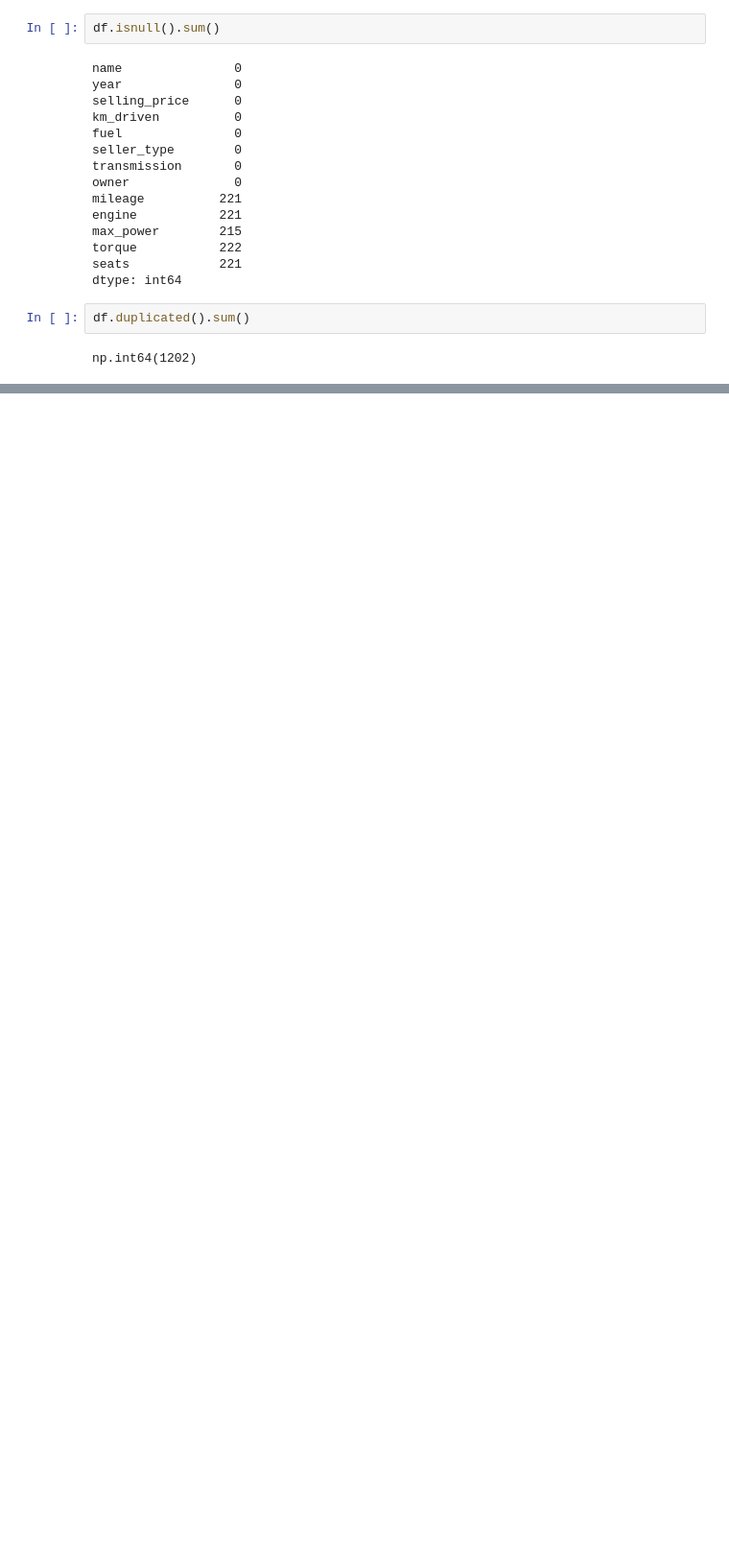
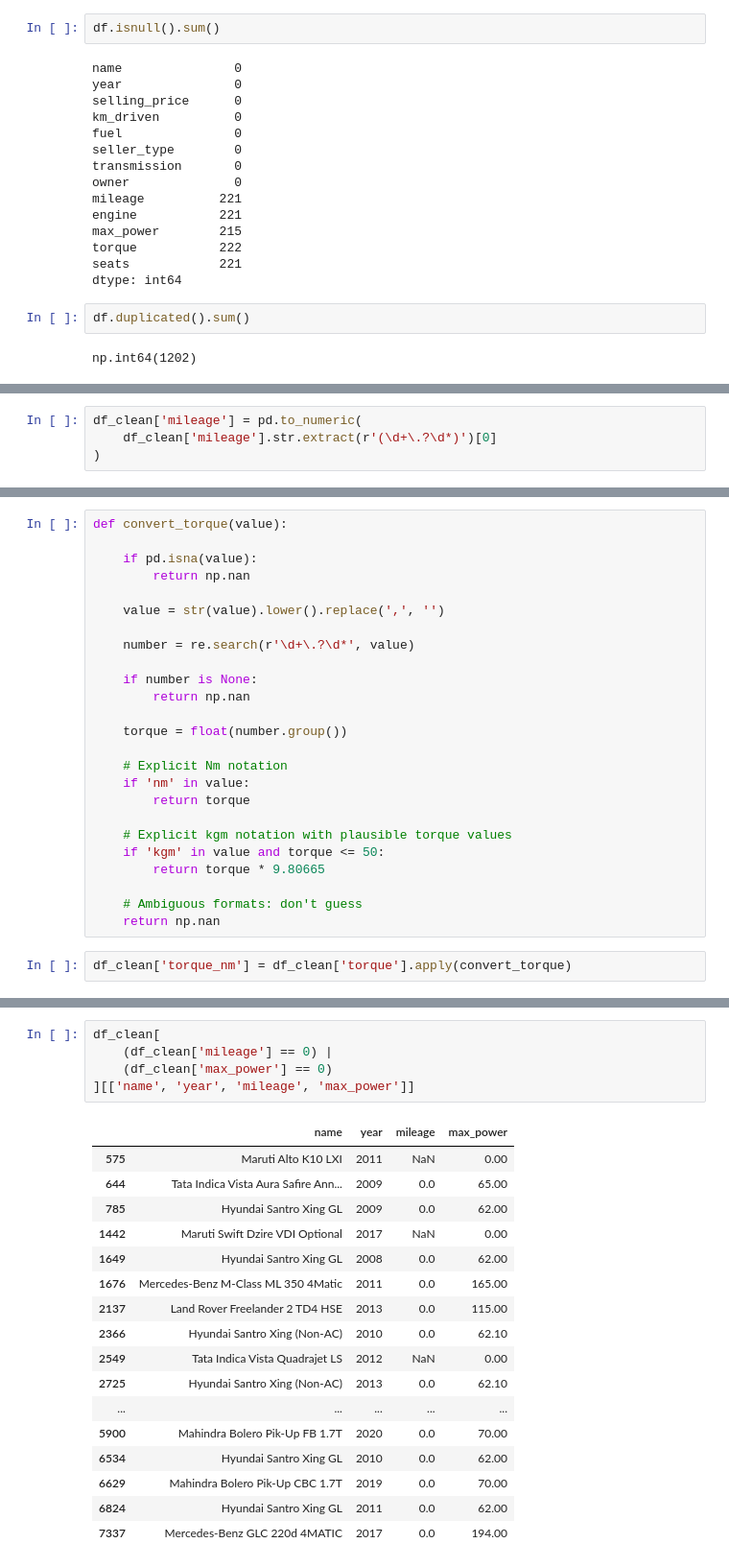
Before and after one commit to aashishlimba819-max/AI200-project, a Jupyter notebook: used_car_price_prediction.ipynb, the cells around one changed output, grey strips where cells are left out. Shown at 96% size. Cells and saved outputs as stored; diff of their text form; blank space fills up the shorter version.

```diff
--- a/used_car_price_prediction.ipynb
+++ b/used_car_price_prediction.ipynb
@@ -72,0 +196,4 @@ df.describe()
+# %%
+df_clean['mileage'] = pd.to_numeric(
+    df_clean['mileage'].str.extract(r'(\d+\.?\d*)')[0]
+)
@@ -72,0 +326,27 @@ df.describe()
+# %%
+def convert_torque(value):
+
+    if pd.isna(value):
+        return np.nan
+
+    value = str(value).lower().replace(',', '')
+
+    number = re.search(r'\d+\.?\d*', value)
+
+    if number is None:
+        return np.nan
+
+    torque = float(number.group())
+
+    # Explicit Nm notation
+    if 'nm' in value:
+        return torque
+
+    # Explicit kgm notation with plausible torque values
+    if 'kgm' in value and torque <= 50:
+        return torque * 9.80665
+
+    # Ambiguous formats: don't guess
+    return np.nan
+# %%
+df_clean['torque_nm'] = df_clean['torque'].apply(convert_torque)
@@ -72,0 +538,23 @@ df.describe()
+# %%
+df_clean[
+    (df_clean['mileage'] == 0) |
+    (df_clean['max_power'] == 0)
+][['name', 'year', 'mileage', 'max_power']]
+# %% [output]
+|  | name | year | mileage | max_power |
+| 575 | Maruti Alto K10 LXI | 2011 | NaN | 0.00 |
+| 644 | Tata Indica Vista Aura Safire Ann... | 2009 | 0.0 | 65.00 |
+| 785 | Hyundai Santro Xing GL | 2009 | 0.0 | 62.00 |
+| 1442 | Maruti Swift Dzire VDI Optional | 2017 | NaN | 0.00 |
+| 1649 | Hyundai Santro Xing GL | 2008 | 0.0 | 62.00 |
+| 1676 | Mercedes-Benz M-Class ML 350 4Matic | 2011 | 0.0 | 165.00 |
+| 2137 | Land Rover Freelander 2 TD4 HSE | 2013 | 0.0 | 115.00 |
+| 2366 | Hyundai Santro Xing (Non-AC) | 2010 | 0.0 | 62.10 |
+| 2549 | Tata Indica Vista Quadrajet LS | 2012 | NaN | 0.00 |
+| 2725 | Hyundai Santro Xing (Non-AC) | 2013 | 0.0 | 62.10 |
+| ... | ... | ... | ... | ... |
+| 5900 | Mahindra Bolero Pik-Up FB 1.7T | 2020 | 0.0 | 70.00 |
+| 6534 | Hyundai Santro Xing GL | 2010 | 0.0 | 62.00 |
+| 6629 | Mahindra Bolero Pik-Up CBC 1.7T | 2019 | 0.0 | 70.00 |
+| 6824 | Hyundai Santro Xing GL | 2011 | 0.0 | 62.00 |
+| 7337 | Mercedes-Benz GLC 220d 4MATIC | 2017 | 0.0 | 194.00 |
```
Also changed, not shown: parts of 106 cells of this notebook.
